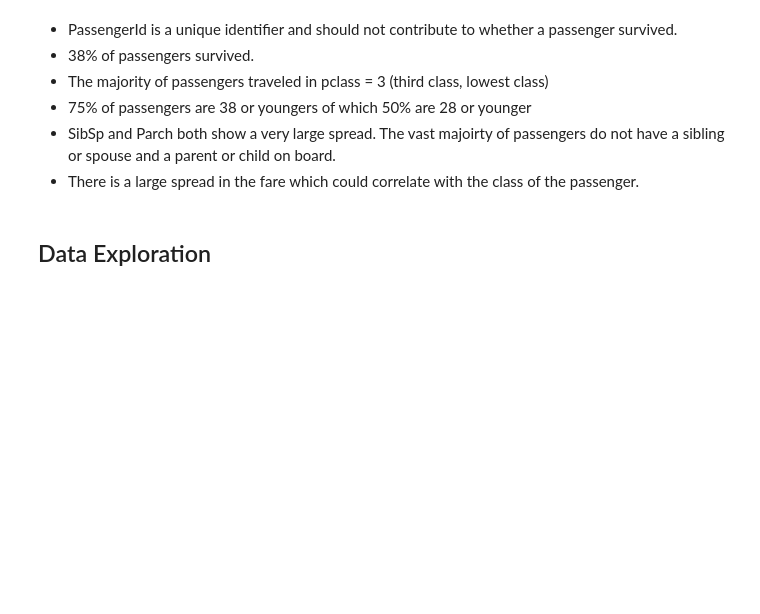
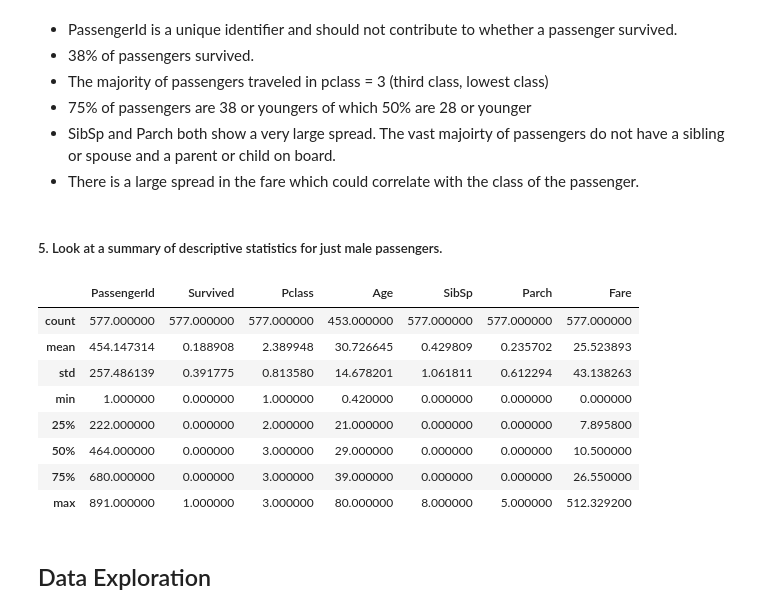
Before and after one commit to turingschool/try-turing, a Jupyter notebook: data-online/resources/titanic_notebook_instructor.ipynb, the cells around one changed output. Drawn from its saved outputs; the diff is of its cells as text; code cells hidden in the pictures; blank space fills up the shorter version.

Commit message:
Add where clause question.

```diff
--- a/data-online/resources/titanic_notebook_instructor.ipynb
+++ b/data-online/resources/titanic_notebook_instructor.ipynb
@@ -109,6 +114,26 @@ data.describe()
 - 75% of passengers are 38 or youngers of which 50% are 28 or younger
 - SibSp and Parch both show a very large spread. The vast majoirty of passengers do not have a sibling or spouse and a parent or child on board.
 - There is a large spread in the fare which could correlate with the class of the passenger.
+# %% [markdown]
+##### 5. Look at a summary of descriptive statistics for just male passengers.
+# %%
+query = """
+select *
+from data
+where Sex = 'male'
+"""
+male_data = psql.sqldf(query)
+male_data.describe()
+# %% [output]
+|  | PassengerId | Survived | Pclass | Age | SibSp | Parch | Fare |
+| count | 577.000000 | 577.000000 | 577.000000 | 453.000000 | 577.000000 | 577.000000 | 577.000000 |
+| mean | 454.147314 | 0.188908 | 2.389948 | 30.726645 | 0.429809 | 0.235702 | 25.523893 |
+| std | 257.486139 | 0.391775 | 0.813580 | 14.678201 | 1.061811 | 0.612294 | 43.138263 |
+| min | 1.000000 | 0.000000 | 1.000000 | 0.420000 | 0.000000 | 0.000000 | 0.000000 |
+| 25% | 222.000000 | 0.000000 | 2.000000 | 21.000000 | 0.000000 | 0.000000 | 7.895800 |
+| 50% | 464.000000 | 0.000000 | 3.000000 | 29.000000 | 0.000000 | 0.000000 | 10.500000 |
+| 75% | 680.000000 | 0.000000 | 3.000000 | 39.000000 | 0.000000 | 0.000000 | 26.550000 |
+| max | 891.000000 | 1.000000 | 3.000000 | 80.000000 | 8.000000 | 5.000000 | 512.329200 |
 # %% [markdown]
 ## Data Exploration
 # %% [markdown]
```
Also changed, not shown: parts of 1 cell of this notebook, 1 other file.
